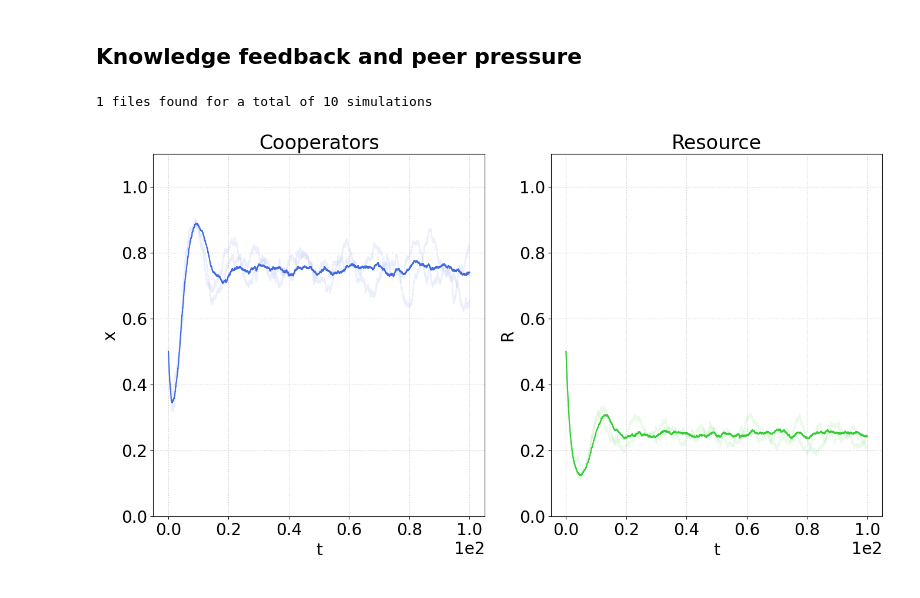
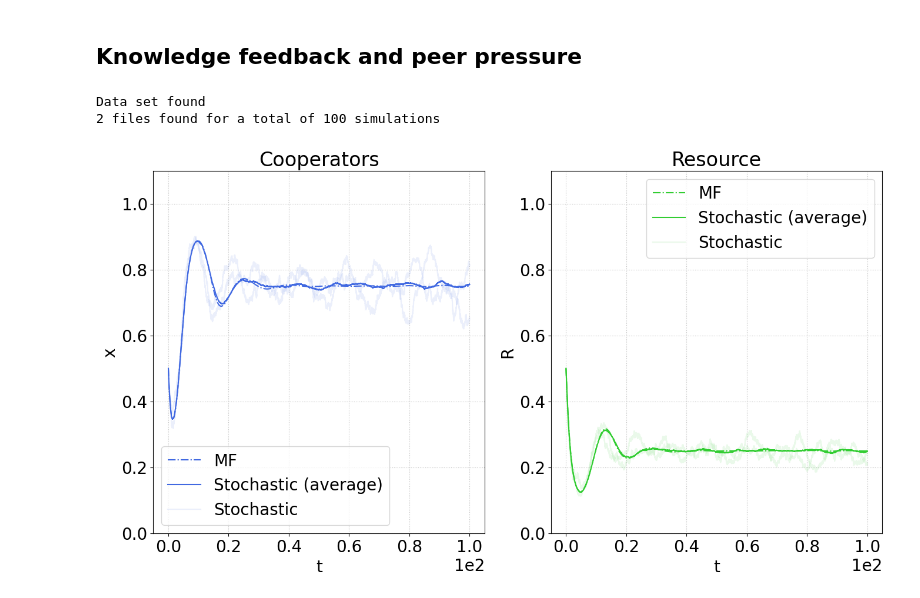
Before and after one commit to fabiomngzz/CPRSustainability, a Jupyter notebook: CPRSust_stochastic_dataAnalysis.ipynb, the cells around one changed output. Saved outputs shown, nothing was run; the diff lists cells and outputs as text; code cells hidden in the pictures.

Commit message:
Improved plots, added saving of power spectra

```diff
--- a/CPRSust_stochastic_dataAnalysis.ipynb
+++ b/CPRSust_stochastic_dataAnalysis.ipynb
@@ -101,4 +101,30 @@ def getSeriesFromPars(folder,paramsDict,paramsLabel='parameters',seriesLabel='se
         seriesLabel : dataSeries
     }
     return data
+
+def getMFSeriesFromPars(folder,paramsDict,paramsLabel='parameters',seriesLabel='series'):
+    dataSeries = []
+
+    # Get all files in the folder of outputs
+    fileList = [os.path.join(folder, f) for f in os.listdir(folder) if f.endswith('.json') and not f.startswith('.')]
+    for fName in fileList:
+        with open(fName, 'r') as f:
+            dataSingle = json.load(f)
+            dataSingle[paramsLabel] = modifyExtractionRatesDictEntry(dataSingle[paramsLabel])
+            # Check if the file is related to the target set of parameters; if True, save its contents
+            if paramDictsEqual(paramsDict,dataSingle[paramsLabel]):
+                dataSeries.append(dataSingle['series'])
+                break
+
+    data = {
+        paramsLabel : paramsDict,
+        seriesLabel : dataSeries
+    }
+
+    if data:
+        print('Data set found')
+    else:
+        print('Data set not found')
+
+    return data
 # %% [markdown]
@@ -743,7 +771,7 @@ figKFPS, axKFPS = CPRSustStocSimPlot(plotsObjPS)
 # %%
 inputDirsKFVec = [inputCommonDir+'/kFpP_generalPayoffMat/'+s for s in methodsStrVec]
 
-parameterskPfP = {
+parameterskFpP = {
     "N": 500,
     "K": 2000,
     "b": 1.0,
@@ -755,9 +783,12 @@ parameterskPfP = {
     "eDD": 0.003,
 }
 
-datakFpPPS = getSeriesFromPars(inputDirsKFVec[2],parameterskPfP)
+datakFpPMF = getMFSeriesFromPars(inputDirsKFVec[0],parameterskFpP)
+serieskFpPMF = datakFpPMF['series'][0]
+datakFpPPS = getSeriesFromPars(inputDirsKFVec[2],parameterskFpP)
 # %% [output]
-1 files found for a total of 10 simulations
+Data set found
+2 files found for a total of 100 simulations
 # %%
 vis_kFpP_stocRes = True
 
@@ -775,38 +806,42 @@ if vis_kFpP_stocRes:
         {
             'name' : 'Cooperators',
             'x' : [datakFpPPS['series'][ii]['time'] for ii in range(len(datakFpPPS))],
-            'xCommon' : [tSimAvg_kFpP_stocRes],
+            'xCommon' : [serieskFpPMF['time'],tSimAvg_kFpP_stocRes],
             'y': [datakFpPPS['series'][ii]['cooperators'] for ii in range(len(datakFpPPS))],
-            'yMean' : [coopFracSeriesAvg_kFpP_stocRes],
+            'yMean' : [serieskFpPMF['cooperators'],coopFracSeriesAvg_kFpP_stocRes],
+            'meanLineStyles' : ['dashdot','solid'],
+            'meanLabels' : ['MF','Stochastic (average)'],
             'color' : 'royalblue',
             'xlabel' : 't',
             'ylabel' : 'x',
             'xLims' : [],
             'yLims' : [0, 1.1],
             'alphaSingle' : 0.1,
             'xLogScale' : False,
             'yLogScale' : False
         },
         {
             'name' : 'Resource',
             'x' : [datakFpPPS['series'][ii]['time'] for ii in range(len(datakFpPPS))],
-            'xCommon' : [tSimAvg_kFpP_stocRes],
+            'xCommon' : [serieskFpPMF['time'],tSimAvg_kFpP_stocRes],
             'y': [datakFpPPS['series'][ii]['resource'] for ii in range(len(datakFpPPS))],
-            'yMean' : [RSeriesAvg_kFpP_stocRes],
+            'yMean' : [serieskFpPMF['resource'],RSeriesAvg_kFpP_stocRes],
+            'meanLineStyles' : ['dashdot','solid'],
+            'meanLabels' : ['MF','Stochastic (average)'],
             'color' : 'limegreen',
             'xlabel' : 't',
             'ylabel' : 'R',
             'xLims' : [],
             'yLims' : [0, 1.1],
             'alphaSingle' : 0.1,
             'xLogScale' : False,
             'yLogScale' : False
         }
     ]
 
     figSingle_kFpP, axSingle_kFpP = CPRSustStocSimPlot(plotsObj)
 # %% [output]
-[figure, old version]
+[figure, new version]
 # %%
 # Time threshold for identifying the transient and calculate the power spectrum
 tThkFpPPS = 40
```
Also changed, not shown: parts of 10 cells of this notebook, 2 other files.
